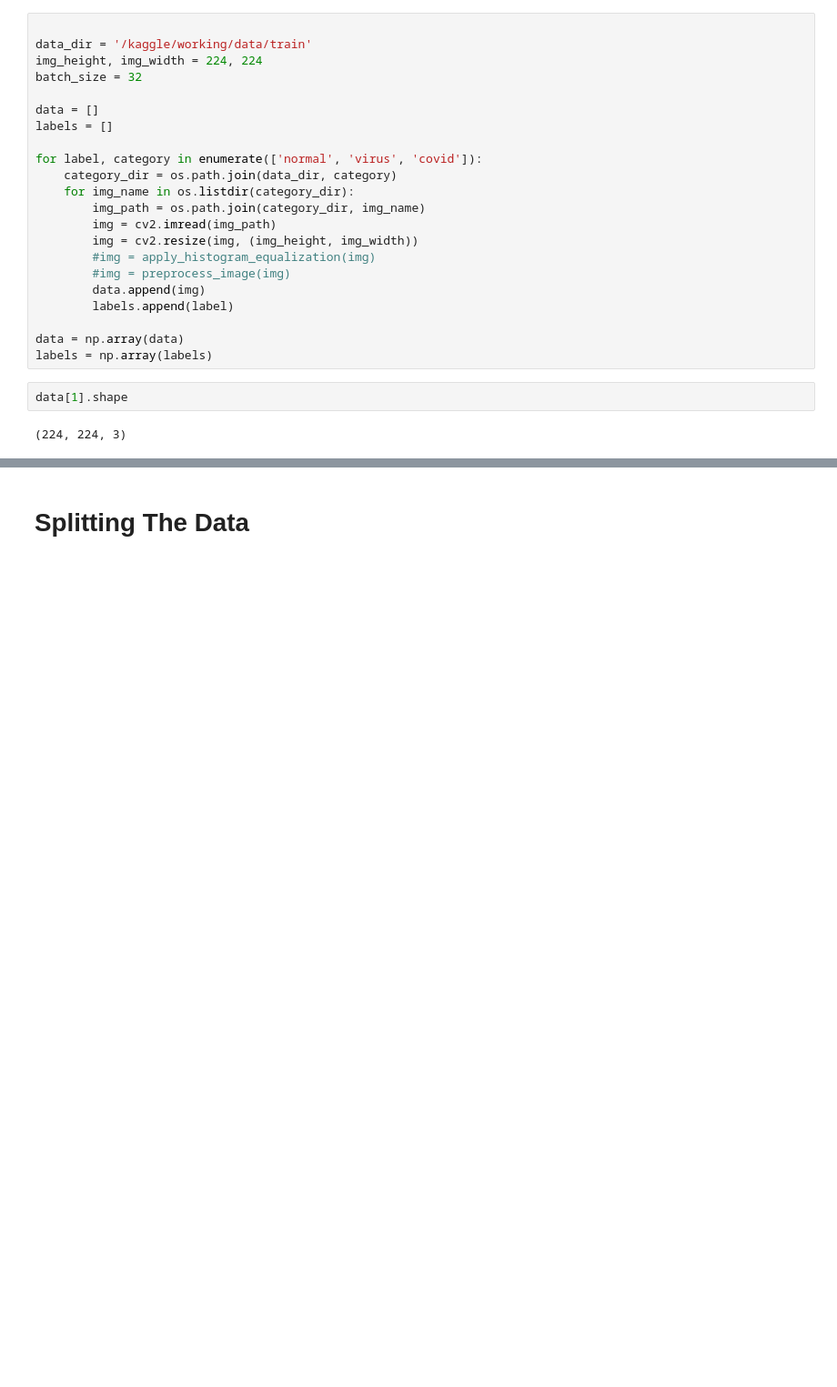
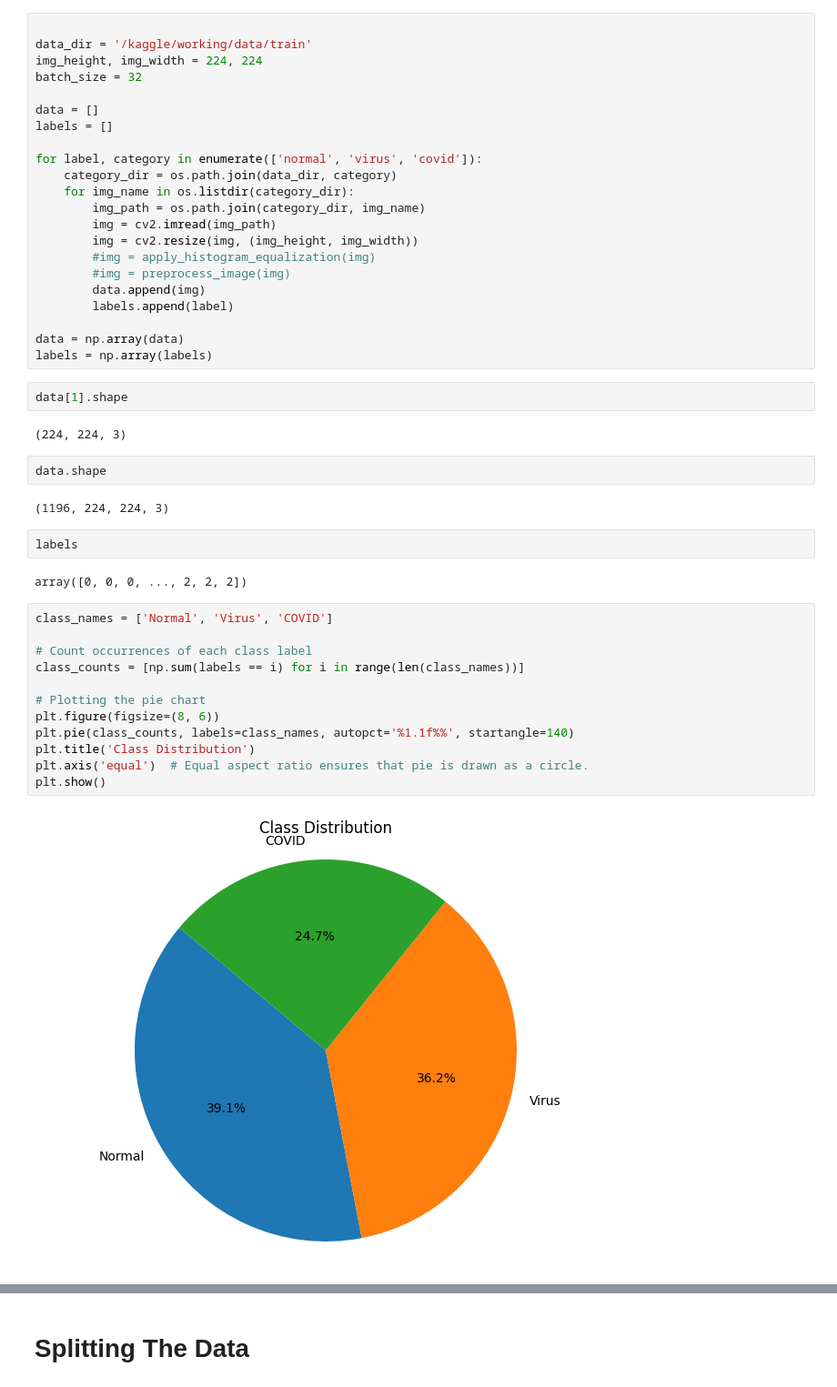
Before and after one commit to AnSaradar/Covid19-Chest-X-Rays-Classification-, a Jupyter notebook: covid19-chest-x-rays.ipynb, the cells around one changed output, grey strips where cells are left out. Shown at 91% size. Saved outputs shown, nothing was run; the diff lists cells and outputs as text; blank space fills up the shorter version.

```diff
--- a/covid19-chest-x-rays.ipynb
+++ b/covid19-chest-x-rays.ipynb
@@ -112,3 +116,25 @@ labels = np.array(labels)
 data[1].shape
 # %% [output]
 (224, 224, 3)
+# %%
+data.shape
+# %% [output]
+(1196, 224, 224, 3)
+# %%
+labels
+# %% [output]
+array([0, 0, 0, ..., 2, 2, 2])
+# %%
+class_names = ['Normal', 'Virus', 'COVID']
+
+# Count occurrences of each class label
+class_counts = [np.sum(labels == i) for i in range(len(class_names))]
+
+# Plotting the pie chart
+plt.figure(figsize=(8, 6))
+plt.pie(class_counts, labels=class_names, autopct='%1.1f%%', startangle=140)
+plt.title('Class Distribution')
+plt.axis('equal')  # Equal aspect ratio ensures that pie is drawn as a circle.
+plt.show()
+# %% [output]
+[figure, added]
```
Also changed, not shown: parts of 43 cells of this notebook.
